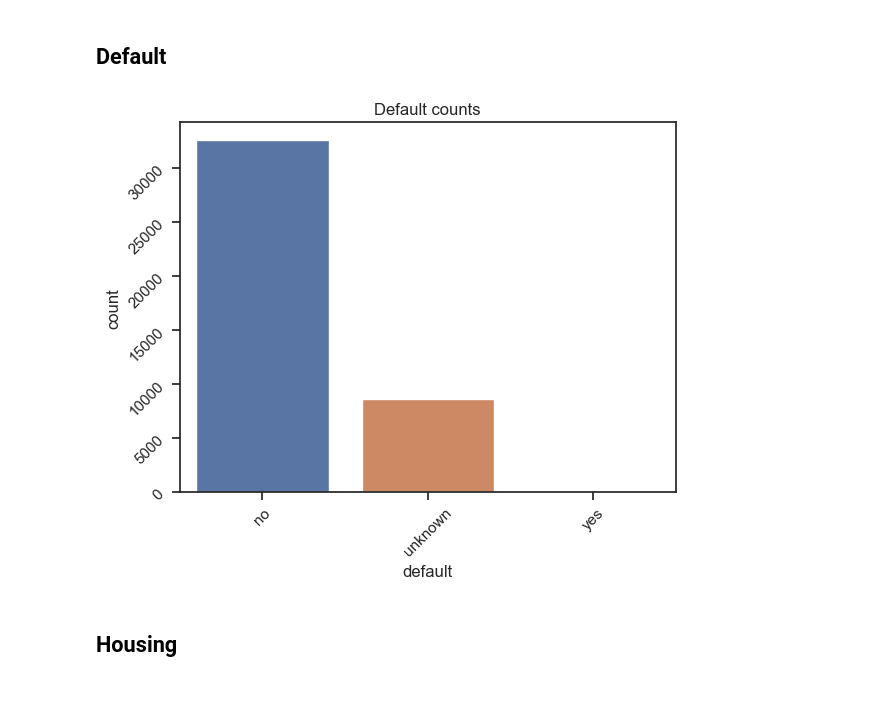
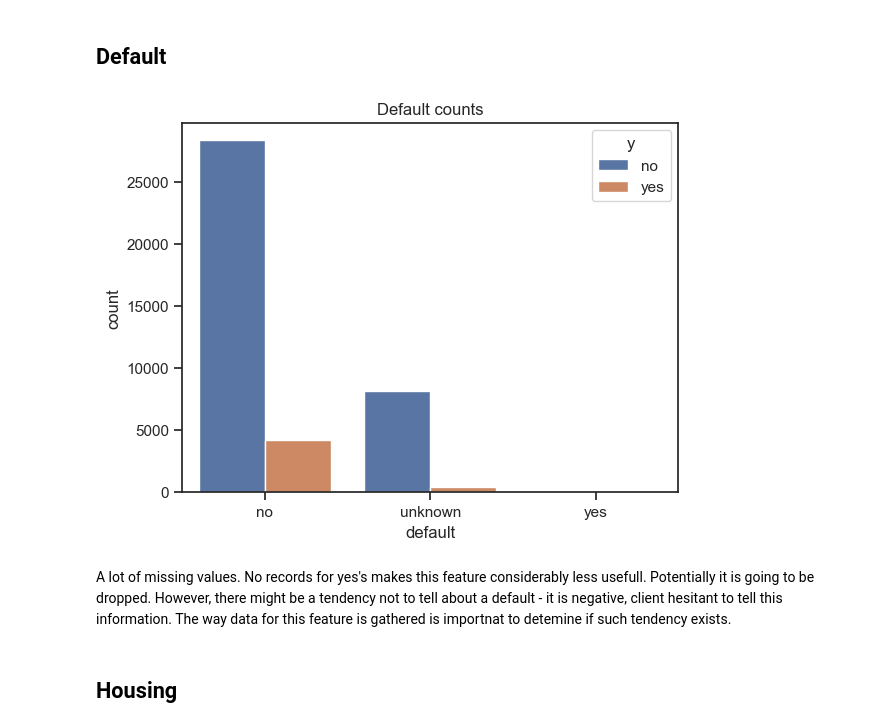
Before and after one commit to mikolajed/Data-Science-PW---Kaggle-Project, a Jupyter notebook: src/EDA.ipynb, the cells around one changed output. Saved outputs shown, nothing was run; the diff lists cells and outputs as text; code cells hidden in the pictures; blank space fills up the shorter version.

```diff
--- a/src/EDA.ipynb
+++ b/src/EDA.ipynb
@@ -407,11 +473,12 @@ plt.show()
 # %% [markdown]
 ## Default
 # %%
-g = sns.countplot(data=df, x="default")
-g.axes.tick_params(labelrotation=45)
+g = sns.countplot(data=df, x="default", hue="y")
 g.set_title("Default counts")
 plt.show()
 # %% [output]
-[figure, old version]
+[figure, new version]
+# %% [markdown]
+A lot of missing values. No records for yes's makes this feature considerably less usefull. Potentially it is going to be dropped. However, there might be a tendency not to tell about a default - it is negative, client hesitant to tell this information. The way data for this feature is gathered is importnat to detemine if such tendency exists.
 # %% [markdown]
 ## Housing
```
Also changed, not shown: parts of 38 cells of this notebook.
